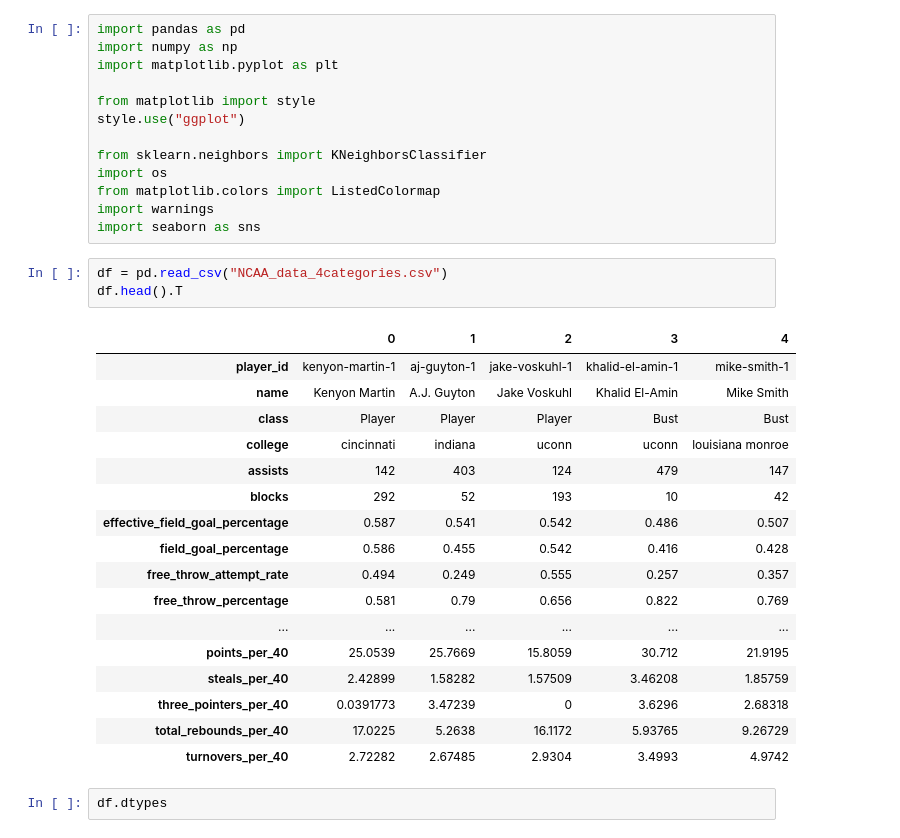
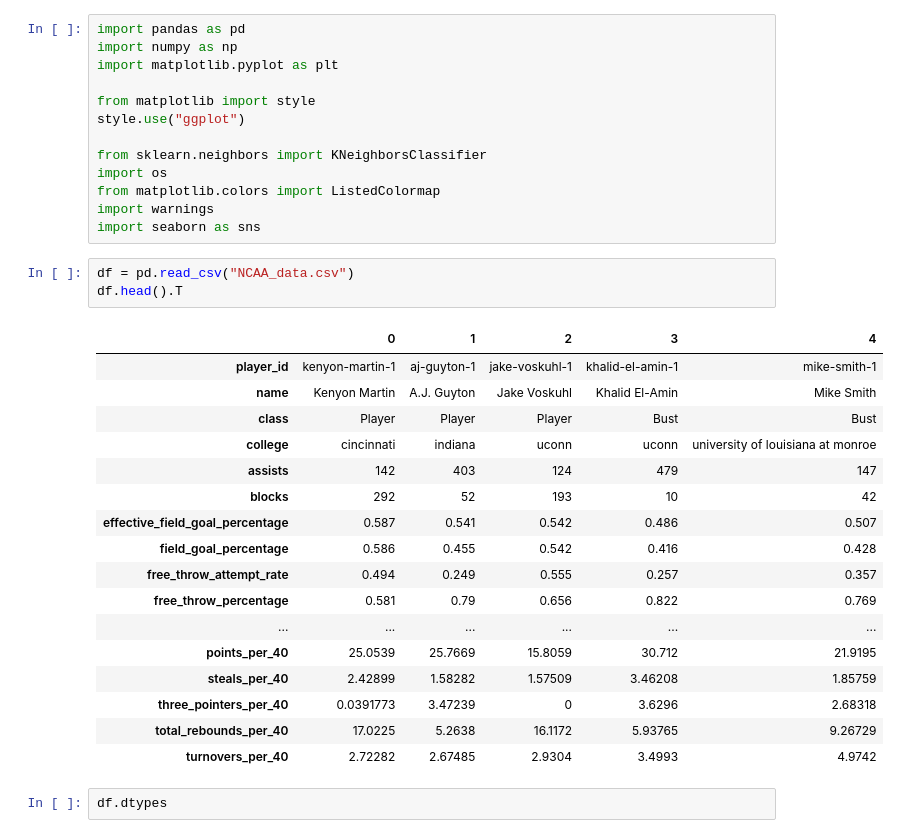
Before and after one commit to woodfin8/Draft_Machine, a Jupyter notebook: SVM Model.ipynb, the cells around one changed output. Drawn from its saved outputs; the diff is of its cells as text.

```diff
--- a/SVM Model.ipynb
+++ b/SVM Model.ipynb
@@ -12,14 +12,14 @@ from matplotlib.colors import ListedColormap
 import warnings
 import seaborn as sns
 # %%
-df = pd.read_csv("NCAA_data_4categories.csv")
+df = pd.read_csv("NCAA_data.csv")
 df.head().T
 # %% [output]
 |  | 0 | 1 | 2 | 3 | 4 |
 | player_id | kenyon-martin-1 | aj-guyton-1 | jake-voskuhl-1 | khalid-el-amin-1 | mike-smith-1 |
 | name | Kenyon Martin | A.J. Guyton | Jake Voskuhl | Khalid El-Amin | Mike Smith |
 | class | Player | Player | Player | Bust | Bust |
-| college | cincinnati | indiana | uconn | uconn | louisiana monroe |
+| college | cincinnati | indiana | uconn | uconn | university of louisiana at monroe |
 | assists | 142 | 403 | 124 | 479 | 147 |
 | blocks | 292 | 52 | 193 | 10 | 42 |
 | effective_field_goal_percentage | 0.587 | 0.541 | 0.542 | 0.486 | 0.507 |
```
Also changed, not shown: parts of 16 cells of this notebook.
